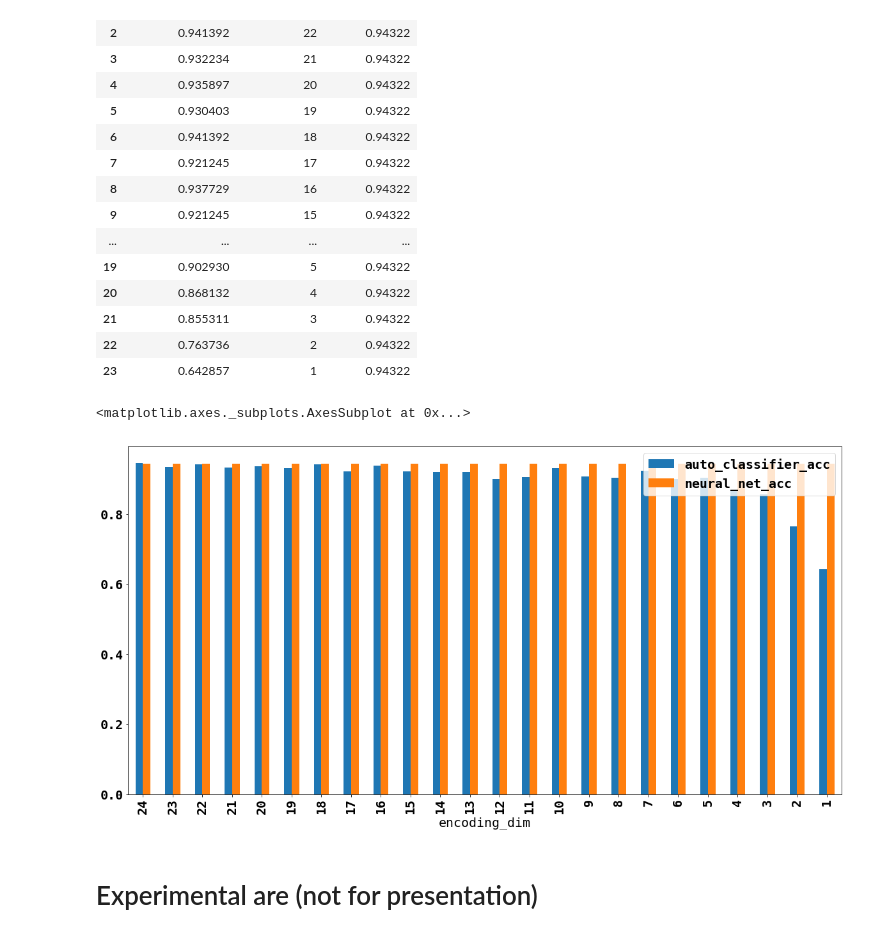
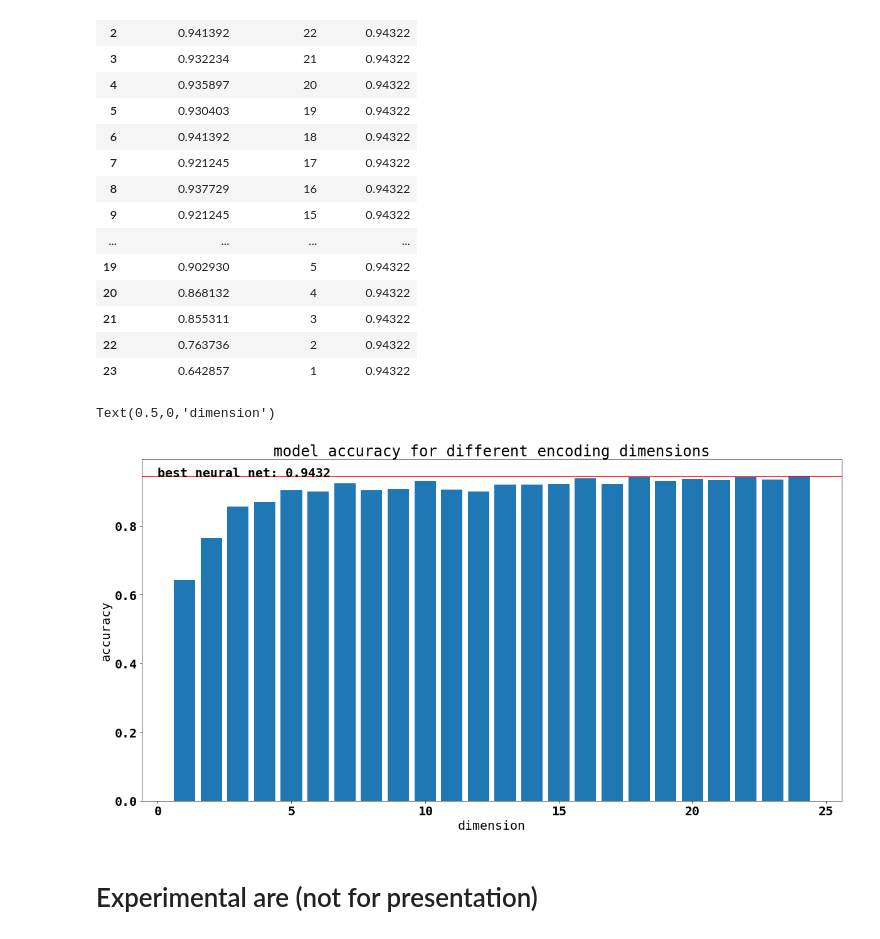
Before and after one commit to philippgrafendorfe/stackedautoencoders, a Jupyter notebook: ROBO_Autoencoder.ipynb, the cells around one changed output. Cells and saved outputs as stored; diff of their text form; code cells hidden in the pictures.

```diff
--- a/ROBO_Autoencoder.ipynb
+++ b/ROBO_Autoencoder.ipynb
@@ -397,11 +397,18 @@ result_df
 | 21 | 0.855311 | 3 | 0.94322 |
 | 22 | 0.763736 | 2 | 0.94322 |
 | 23 | 0.642857 | 1 | 0.94322 |
-# %%
-result_df.plot(x='encoding_dim', y=['auto_classifier_acc', 'neural_net_acc'], kind='bar', figsize=(20,10))
-# %% [output]
-<matplotlib.axes._subplots.AxesSubplot at 0x...>
-[figure, removed]
+# %%
+fig = plt.figure(figsize=(20,10))
+plt.bar(result_df['encoding_dim'], result_df['auto_classifier_acc'])
+plt.axhline(y=result_df['neural_net_acc'][0], c="red")
+plt.text(0, result_df['neural_net_acc'][0], "best neural net: " + str(round(result_df['neural_net_acc'][0], 4))
+         ,fontdict=font)
+plt.title('model accuracy for different encoding dimensions')
+plt.ylabel('accuracy')
+plt.xlabel('dimension')
+# %% [output]
+Text(0.5,0,'dimension')
+[figure, added]
 # %% [markdown]
 # Experimental are (not for presentation)
 # %% [markdown]
```
Also changed, not shown: 1 other file.
